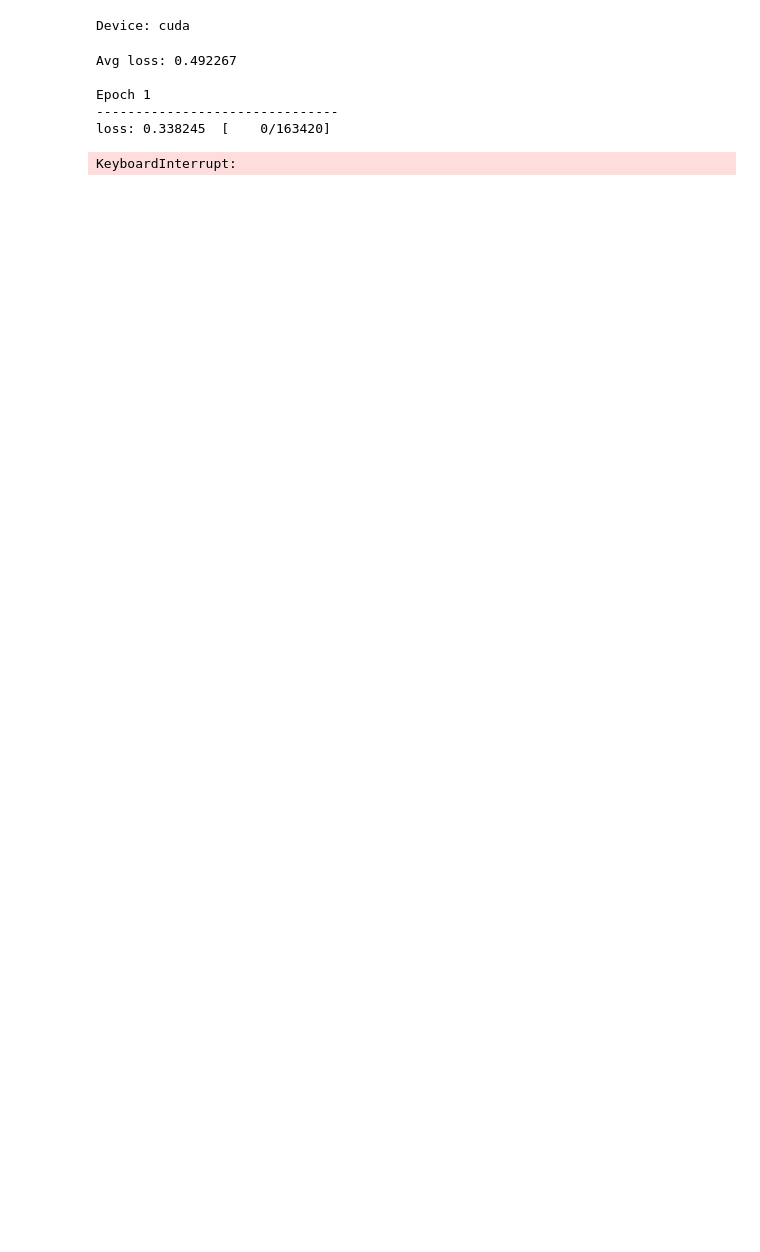
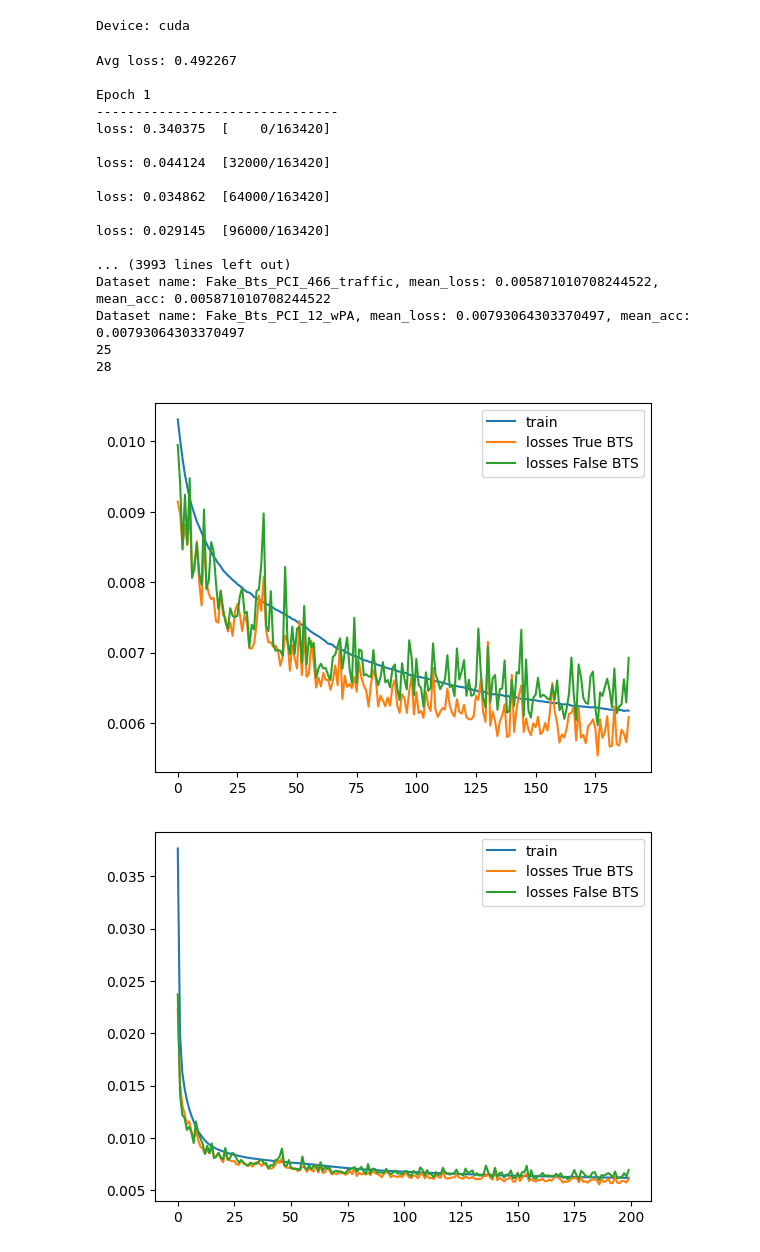
Before and after one commit to Bolci/5G_Open_RAN, a Jupyter notebook: main_script.ipynb, the cells around one changed output. Drawn from its saved outputs; the diff is of its cells as text; code cells hidden in the pictures; blank space fills up the shorter version.

```diff
--- a/main_script.ipynb
+++ b/main_script.ipynb
@@ -54,8 +102,8 @@ saving_path = '/home/bolci/Documents/Projekty/5G_OPEN_RAN/Anomaly_detection/5G_O
 #datasets and dataloaders
 
 
-b_s = [16, 32, 64, 128]
-learnin_rt = [0.001, 0.0001, 0.00001]
+b_s = [32]
+learnin_rt = [0.001]
 
 for batch_size in b_s:
     for learning_rate in learnin_rt:
@@ -172,32 +220,52 @@ for batch_size in b_s:
 
         #saving scores
         train_saving_path = os.path.join(saving_path_with_folder, 'train_scores.txt')
         save_file(train_saving_path, train_losses)
 
         validT_saving_path = os.path.join(saving_path_with_folder, 'valid_true_scores.txt')
         save_file(validT_saving_path, valid_losses_true)
 
         validF_saving_path = os.path.join(saving_path_with_folder, 'valid_false_scores.txt')
         save_file(validF_saving_path, valid_losses_false)
 
 
         for testing_name, testing_loader in test_dataloaders.items():
             test_losses, test_metrics = test_loop(testing_loader,
                                                     model,
                                                     loss_RMS,
                                                      metric_fn_RMS)
 
             #saving_scores
             validF_saving_path = os.path.join(saving_path_with_folder, f'Ftest_{testing_name}_scores.txt')
             save_file(validF_saving_path, test_losses)
 
             mean_loss = np.mean(np.array(test_losses))
             mean_metrics = np.mean(np.array(test_metrics))
             print(f"Dataset name: {testing_name}, mean_loss: {mean_loss}, mean_acc: {mean_metrics}")
+
+        measured_threshold = check_threshold(valid_dataloaders['Fake_Bts_PCI_466'], valid_dataloaders['Fake_Bts_PCI_466_wPA'], model, loss_RMS)
+
+        plt.figure()
+        plt.plot(measured_threshold[0], measured_threshold[1])
+        plt.plot(measured_threshold[0], measured_threshold[2])
+        plt.plot(measured_threshold[0], measured_threshold[3])
 # %% [output]
 Avg loss: 0.492267
 
 Epoch 1
 -------------------------------
-loss: 0.338245  [    0/163420]
+loss: 0.340375  [    0/163420]
+
+loss: 0.044124  [32000/163420]
+
+loss: 0.034862  [64000/163420]
+
+loss: 0.029145  [96000/163420]
+
+... (3993 lines left out)
+Dataset name: Fake_Bts_PCI_466_traffic, mean_loss: 0.005871010708244522, mean_acc: 0.005871010708244522
+Dataset name: Fake_Bts_PCI_12_wPA, mean_loss: 0.00793064303370497, mean_acc: 0.00793064303370497
+25
+28
-KeyboardInterrupt:
+[figure, added]
+[figure, added]
```
Also changed, not shown: parts of 6 cells of this notebook, 2 other files.
